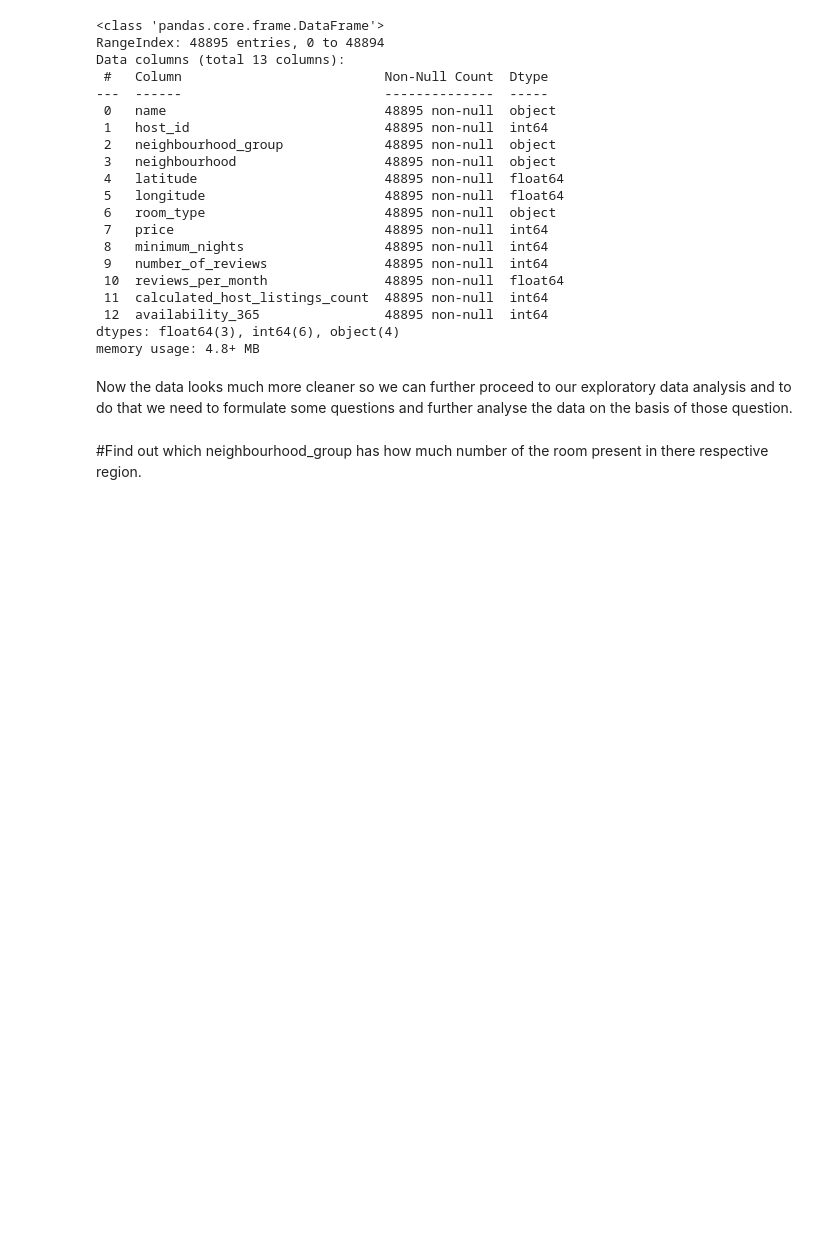
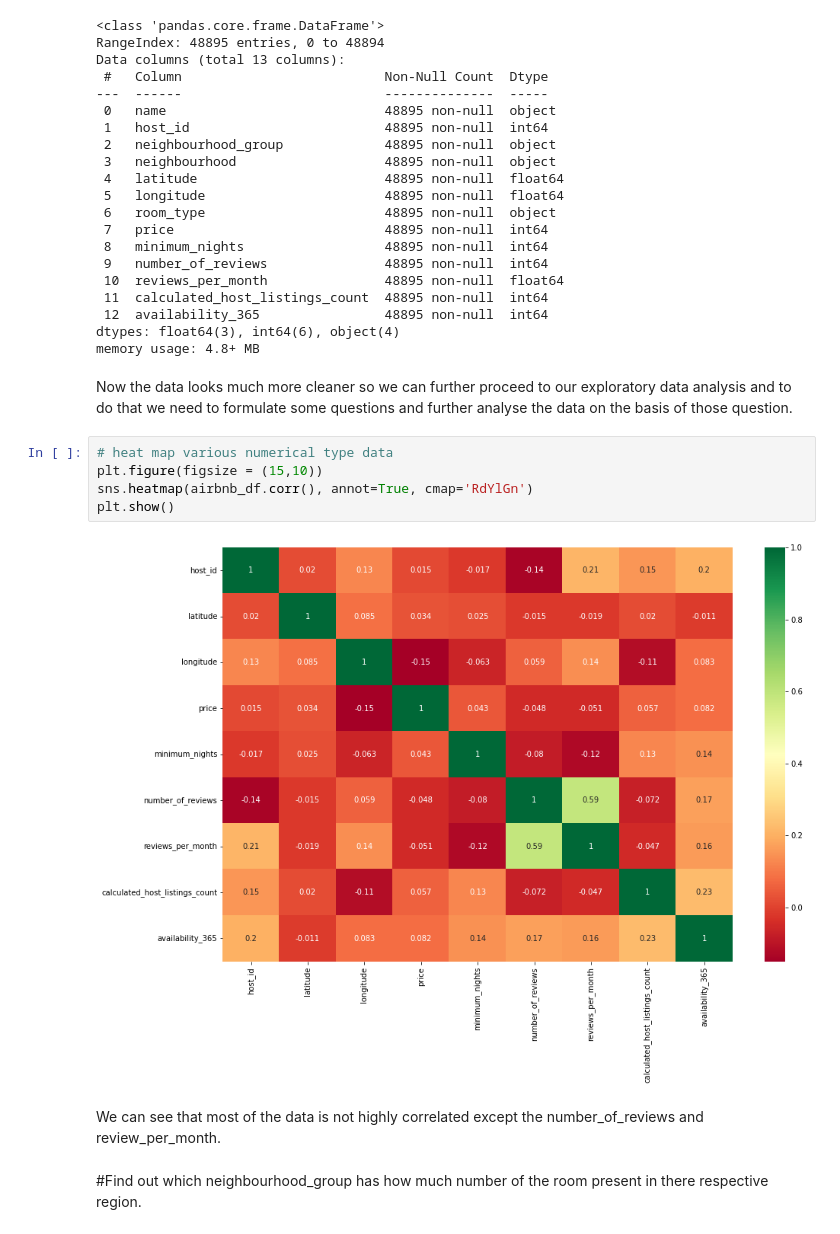
Before and after one commit to Gyanendra079/Airbnb-Bookings-Analysis---Capstone-project, a Jupyter notebook: [Gyanendra_kumar_Porwal_]Airbnb_Bookings_Analysis_Capstone_Project.ipynb, the cells around one changed output. Drawn from its saved outputs; the diff is of its cells as text; blank space fills up the shorter version.

```diff
--- a/[Gyanendra_kumar_Porwal_]Airbnb_Bookings_Analysis_Capstone_Project.ipynb
+++ b/[Gyanendra_kumar_Porwal_]Airbnb_Bookings_Analysis_Capstone_Project.ipynb
@@ -174,6 +174,15 @@ dtypes: float64(3), int64(6), object(4)
 memory usage: 4.8+ MB
 # %% [markdown]
 Now the data looks much more cleaner so we can further proceed to our exploratory data analysis and to do that we need to formulate some questions and further analyse the data on the basis of those question.
+# %%
+# heat map various numerical type data
+plt.figure(figsize = (15,10))
+sns.heatmap(airbnb_df.corr(), annot=True, cmap='RdYlGn')
+plt.show()
+# %% [output]
+[figure, added]
+# %% [markdown]
+We can see that most of the data is not highly correlated except the number_of_reviews and review_per_month.
 # %% [markdown]
 #Find out which neighbourhood_group has how much number of the room present in there respective region.
 # %%
```
Also changed, not shown: parts of 19 cells of this notebook.
